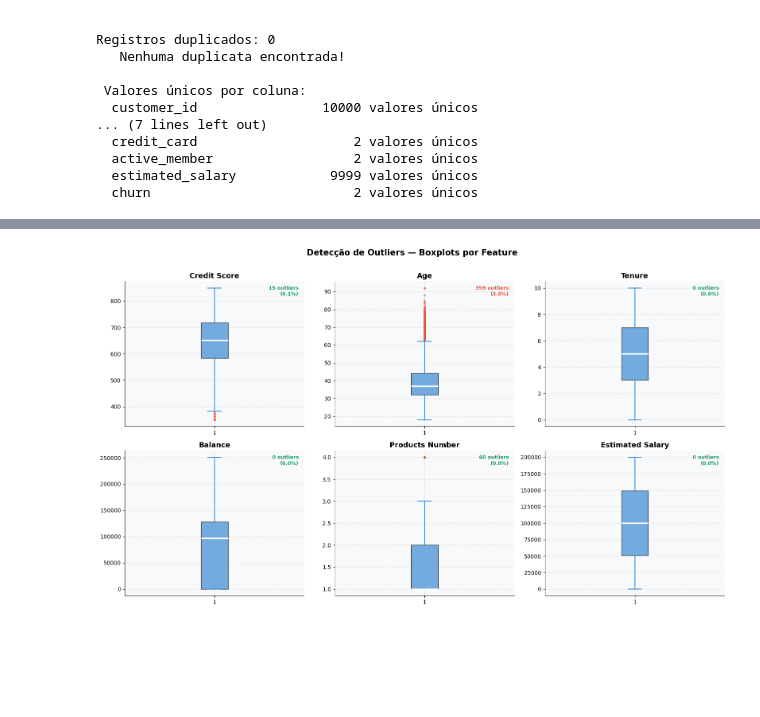
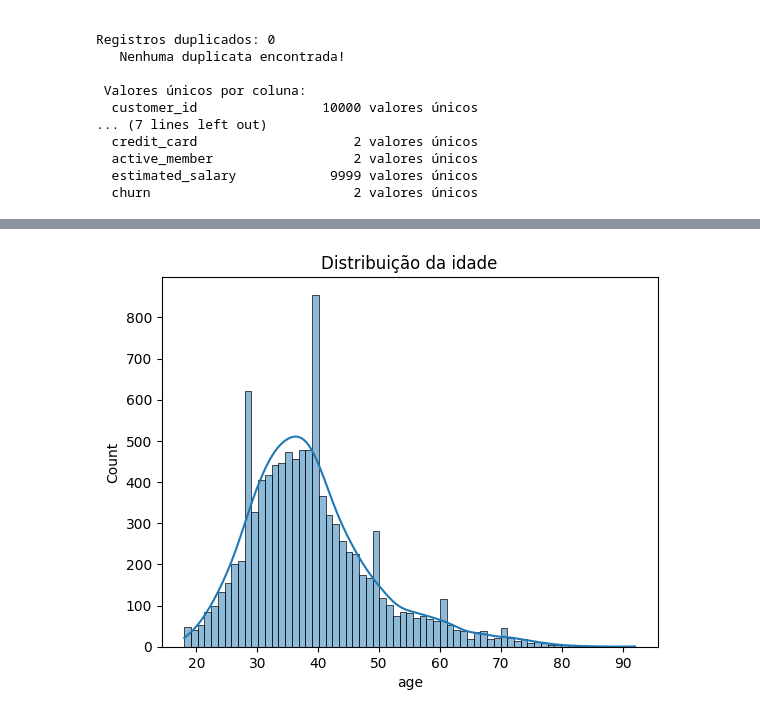
Before and after one commit to palomacdev/hackathon-churn-prediction, a Jupyter notebook: notebooks/eda_churn.ipynb, the cells around one changed output, grey strips where cells are left out. Cells and saved outputs as stored; diff of their text form; code cells hidden in the pictures; blank space fills up the shorter version.

```diff
--- a/notebooks/eda_churn.ipynb
+++ b/notebooks/eda_churn.ipynb
@@ -55,14 +13,7 @@ Bicliotecas importadas e tema visual configurado com sucesso!
 # %%
 # Carregando os dados
 
-DATA_PATH = ('/workspaces/hackathon-churn-prediction/dados/Bank_Customer_Churn_Prediction.csv')
+df = pd.read_csv('/workspaces/hackathon-churn-prediction/dados/Bank_Customer_Churn_Prediction.csv')
 
-df = pd.read_csv(DATA_PATH)
-
-print(f"Dataset carregado!")
-print(f"   Linhas  : {df.shape[0]:,}")
-print(f"   Colunas : {df.shape[1]}")
-print(f"\nColunas disponíveis:")
-for col in df.columns:
-    print(f"  • {col} ({df[col].dtype})")
+print("Dataset carregado com sucesso!")
 # %% [output]
@@ -776,33 +299,7 @@ Feature                      Q1       Q3      IQR   Outliers        %
 # %%
-#  Boxplots para visualização de outliers
-fig, axes = plt.subplots(2, 3, figsize=(16, 9))
-fig.suptitle('Detecção de Outliers — Boxplots por Feature', y=1.01)
-axes = axes.flatten()
-
-for i, col in enumerate(num_cols):
-    ax = axes[i]
-
-    bp = ax.boxplot(df[col].dropna(),
-                    patch_artist=True,
-                    medianprops=dict(color='white', linewidth=2.5),
-                    whiskerprops=dict(linewidth=1.5, color=PALETTE['azul']),
-                    capprops=dict(linewidth=1.5, color=PALETTE['azul']),
-                    flierprops=dict(marker='o', markersize=4,
-                                    markerfacecolor=PALETTE['coral'],
-                                    markeredgecolor='none', alpha=0.5))
-    bp['boxes'][0].set_facecolor(PALETTE['azul'])
-    bp['boxes'][0].set_alpha(0.7)
-
-    n_out = outlier_info[col]
-    pct   = n_out / len(df) * 100
-    cor_txt = PALETTE['coral'] if pct > 2 else PALETTE['verde']
-    ax.set_title(col.replace('_', ' ').title())
-    ax.text(0.97, 0.97, f'{n_out} outliers\n({pct:.1f}%)',
-            transform=ax.transAxes, ha='right', va='top',
-            fontsize=9, color=cor_txt, fontweight='bold')
-
-plt.tight_layout()
+sns.histplot(data=df, x='age', kde=True)
+plt.title("Distribuição da idade")
 plt.show()
 # %% [output]
-[figure, old version]
+[figure, new version]
 # %%
```
Also changed, not shown: parts of 33 cells of this notebook, 1 other file.
